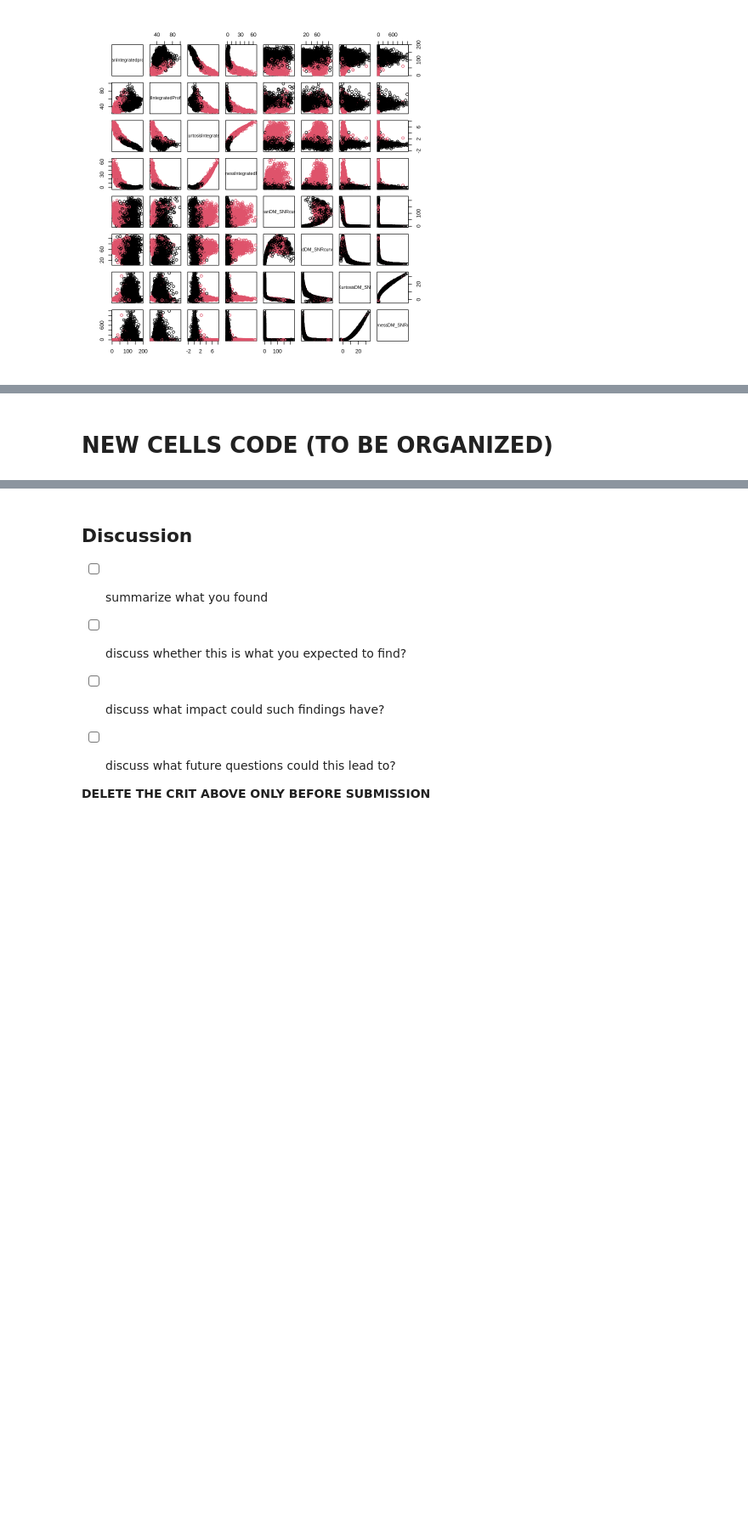
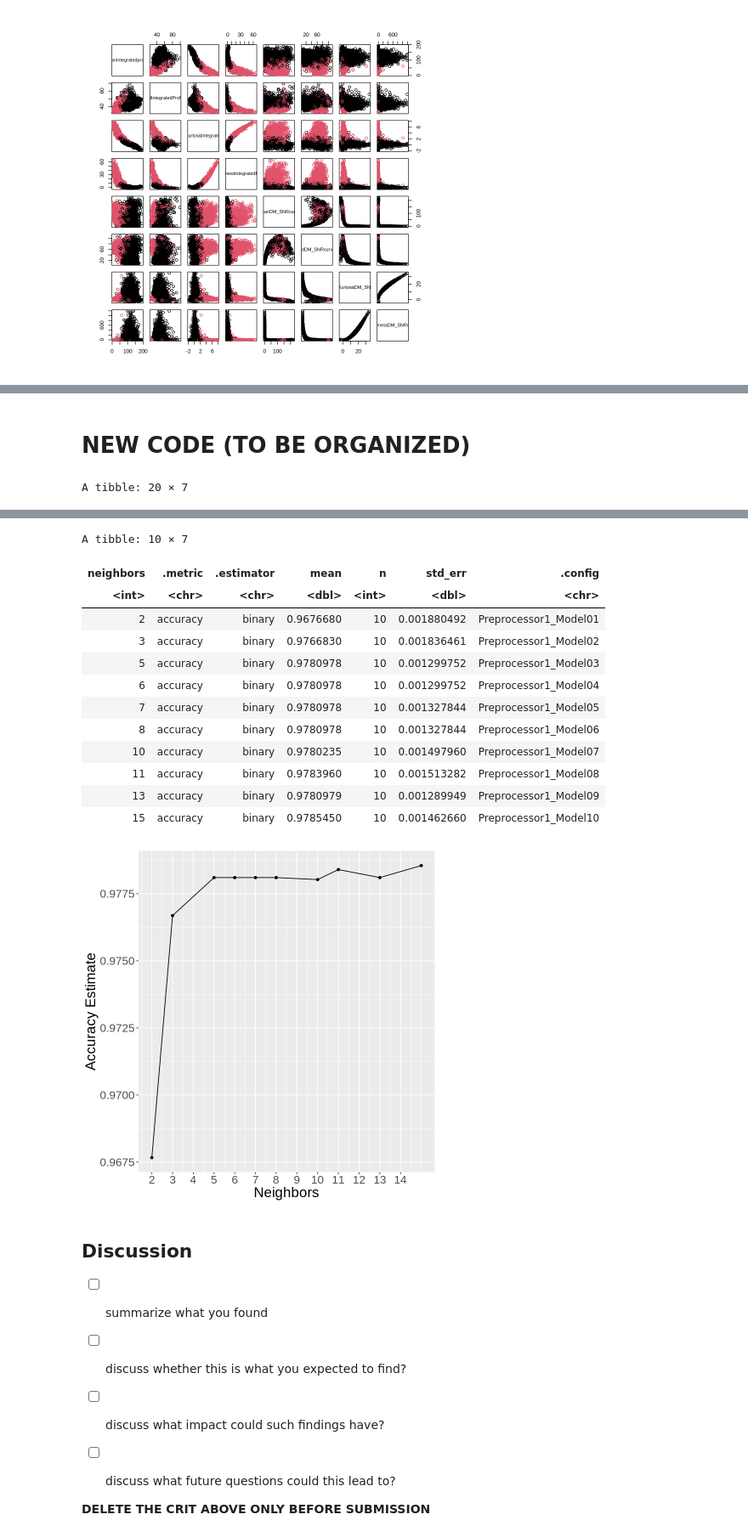
Before and after one commit to redradman/DSCI100Project, a Jupyter notebook: FinalSubmission.ipynb, the cells around one changed output, grey strips where cells are left out. Shown: that part at 85% size. Drawn from its saved outputs; the diff is of its cells as text; code cells hidden in the pictures; blank space fills up the shorter version.

```diff
--- a/FinalSubmission.ipynb
+++ b/FinalSubmission.ipynb
@@ -155,5 +147,5 @@ A tibble: 6 × 9
 # %% [markdown]
-# NEW CELLS CODE (TO BE ORGANIZED)
+# NEW CODE (TO BE ORGANIZED)
 # %%
 # Chosen predictors: Mean, SD, ExcessKurtosis and Skrewness of Integrated profile (Column 1, 2, 3, 4 respectively)
 
@@ -161,3 +153,53 @@ A tibble: 6 × 9
 pulsar_recipe <- recipe(Class ~ MeanIntegratedprofile + SdIntegratedProfile + ExcessKurtosisIntegratedProfile + SkewnessIntegratedProfile, data = pulsarTrain) |>
   step_scale(all_predictors()) |>
   step_center(all_predictors())
+
+
+knn_tune <- nearest_neighbor(weight_func = "rectangular", neighbors = tune()) |>
+  set_engine("kknn") |>
+  set_mode("classification")
+
+pulsar_vfold <- vfold_cv(pulsarTrain, v = 10, strata = Class)
+
+
+# finding the optimal k
+knn_results <- workflow() |>
+      add_recipe(pulsar_recipe) |>
+      add_model(knn_tune) |>
+      tune_grid(resamples = pulsar_vfold, grid = 10) |>
+      collect_metrics()
+
+knn_results
+
+# determining the accuracy associated with each k
+accuracies <- knn_results |>
+  filter(.metric == "accuracy")
+
+accuracies
+
+# drawing a plot of the Ks and their accuracy
+cross_val_plot <- accuracies |>
+    ggplot(aes(x = neighbors, y = mean)) +
+    geom_point() +
+    geom_line() +
+    scale_x_continuous(breaks = seq(0, 14, by = 1)) +
+    labs(x = "Neighbors", y = "Accuracy Estimate") +
+    theme(text = element_text(size = 20))
+
+cross_val_plot
+
+# determining the k that had the highest accuracy
+k <- (accuracies |> arrange(desc(mean)) |> slice(1))$neighbors
+
+# the knn model
+knn_spec <- nearest_neighbor(weight_func = "rectangular", neighbors = k) |>
+  set_engine("kknn") |>
+  set_mode("classification")
+
+# fiting the model
+knn_fit <- workflow() |>
+  add_recipe(pulsar_recipe) |>
+  add_model(knn_spec) |>
+  fit(data = pulsarTrain)
+# %% [output]
+A tibble: 20 × 7
@@ -164,3 +224,17 @@ pulsar_recipe <- recipe(Class ~ MeanIntegratedprofile + SdIntegratedProfile + Ex
+A tibble: 10 × 7
+| neighbors | .metric | .estimator | mean | n | std_err | .config |
+| <int> | <chr> | <chr> | <dbl> | <int> | <dbl> | <chr> |
+| 2 | accuracy | binary | 0.9676680 | 10 | 0.001880492 | Preprocessor1_Model01 |
+| 3 | accuracy | binary | 0.9766830 | 10 | 0.001836461 | Preprocessor1_Model02 |
+| 5 | accuracy | binary | 0.9780978 | 10 | 0.001299752 | Preprocessor1_Model03 |
+| 6 | accuracy | binary | 0.9780978 | 10 | 0.001299752 | Preprocessor1_Model04 |
+| 7 | accuracy | binary | 0.9780978 | 10 | 0.001327844 | Preprocessor1_Model05 |
+| 8 | accuracy | binary | 0.9780978 | 10 | 0.001327844 | Preprocessor1_Model06 |
+| 10 | accuracy | binary | 0.9780235 | 10 | 0.001497960 | Preprocessor1_Model07 |
+| 11 | accuracy | binary | 0.9783960 | 10 | 0.001513282 | Preprocessor1_Model08 |
+| 13 | accuracy | binary | 0.9780979 | 10 | 0.001289949 | Preprocessor1_Model09 |
+| 15 | accuracy | binary | 0.9785450 | 10 | 0.001462660 | Preprocessor1_Model10 |
+[figure, added]
 # %% [markdown]
 ## Discussion
 - [ ] summarize what you found
```
Also changed, not shown: parts of 2 cells of this notebook.
